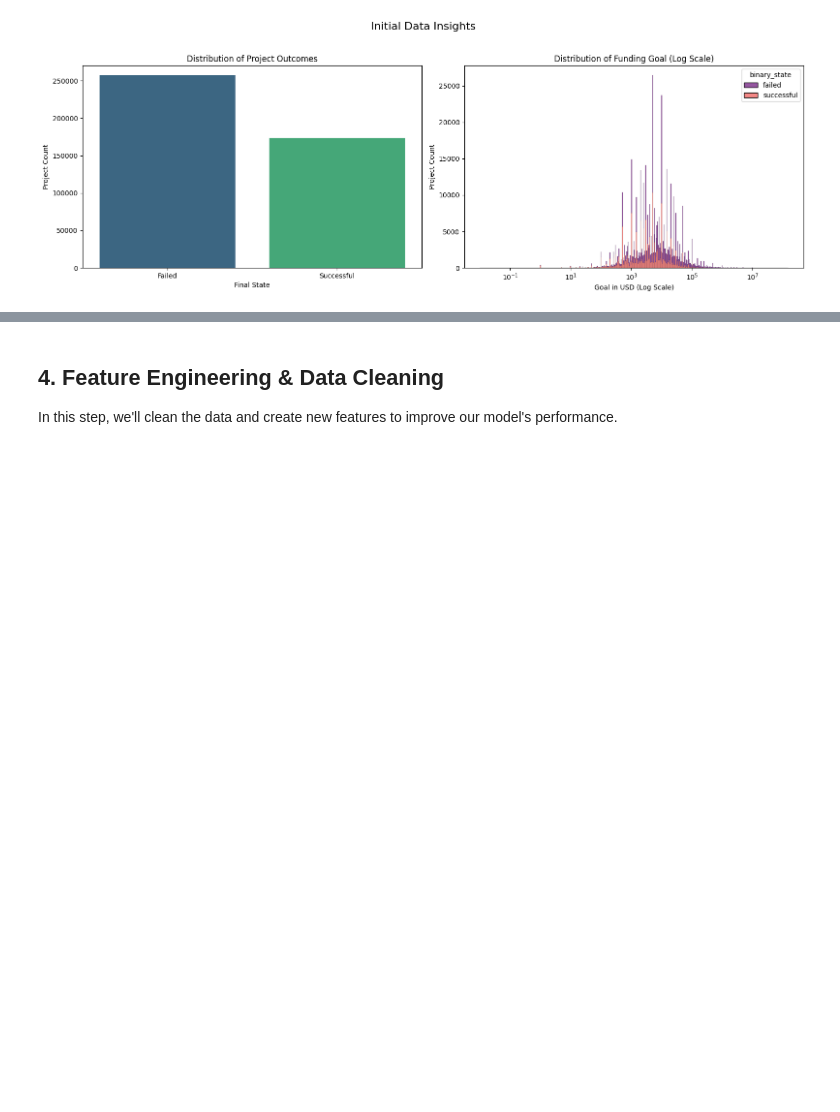
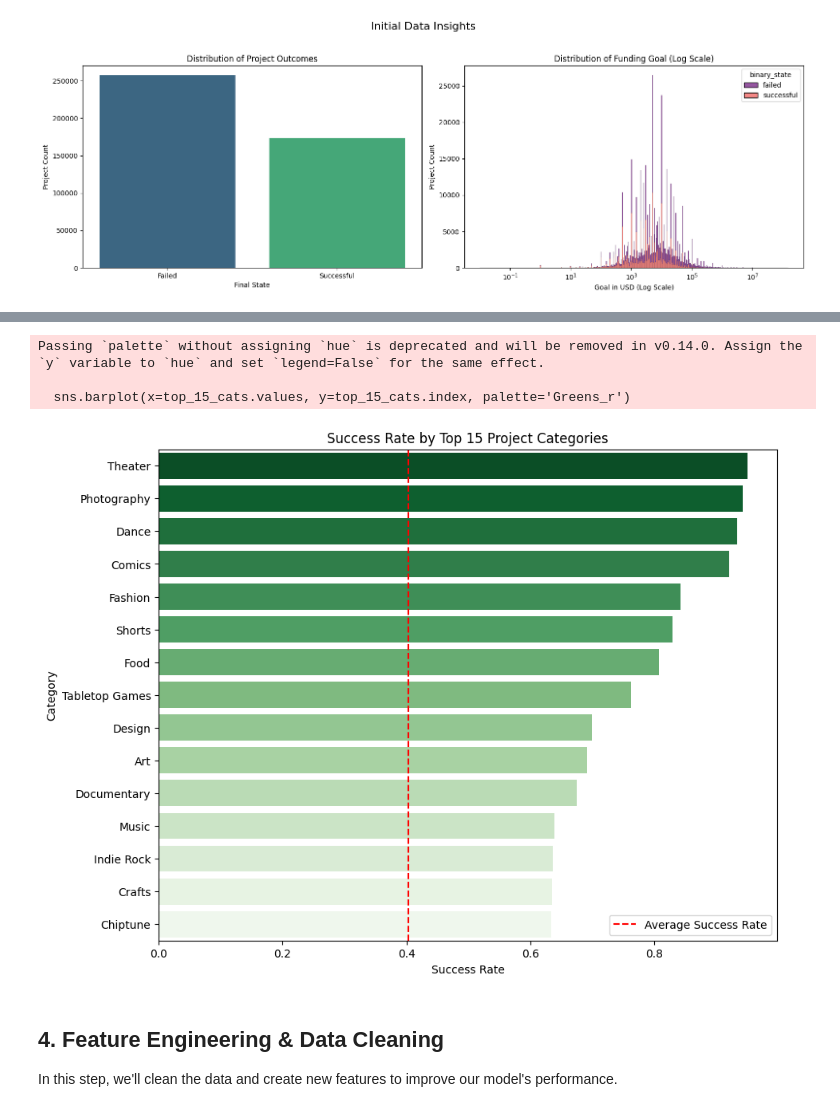
Before and after one commit to MaruflRana/kickstarter-success-prediction, a Jupyter notebook: kickstarter-success-prediction_Final.ipynb, the cells around one changed output, grey strips where cells are left out. Drawn from its saved outputs; the diff is of its cells as text; code cells hidden in the pictures; blank space fills up the shorter version.

```diff
--- a/kickstarter-success-prediction_Final.ipynb
+++ b/kickstarter-success-prediction_Final.ipynb
@@ -108,3 +122,26 @@ Passing `palette` without assigning `hue` is deprecated and will be removed in v
+# %%
+# Calculate success rate for each category
+# We group by category and find the mean of 'binary_state' (since successful=1, failed=0)
+success_rate_by_cat = df_processed.groupby('category_name')['binary_state'].mean().sort_values(ascending=False)
+
+# Get the top 15 categories for a clean plot
+top_15_cats = success_rate_by_cat.head(15)
+
+# Plot the results
+plt.figure(figsize=(10, 8))
+sns.barplot(x=top_15_cats.values, y=top_15_cats.index, palette='Greens_r')
+plt.title('Success Rate by Top 15 Project Categories')
+plt.xlabel('Success Rate')
+plt.ylabel('Category')
+# Add a vertical line for the average success rate
+plt.axvline(x=df_processed['binary_state'].mean(), color='red', linestyle='--', label='Average Success Rate')
+plt.legend()
+plt.show()
+# %% [output]
+Passing `palette` without assigning `hue` is deprecated and will be removed in v0.14.0. Assign the `y` variable to `hue` and set `legend=False` for the same effect.
+
+  sns.barplot(x=top_15_cats.values, y=top_15_cats.index, palette='Greens_r')
+[figure, added]
 # %% [markdown]
 ## **4. Feature Engineering & Data Cleaning**
 In this step, we'll clean the data and create new features to improve our model's performance.
```
Also changed, not shown: parts of 2 cells of this notebook, 2 other files.
